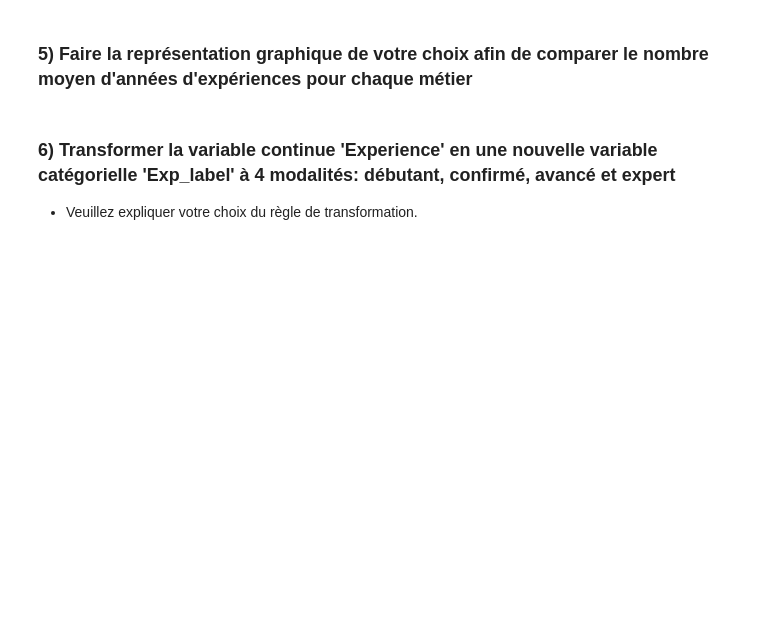
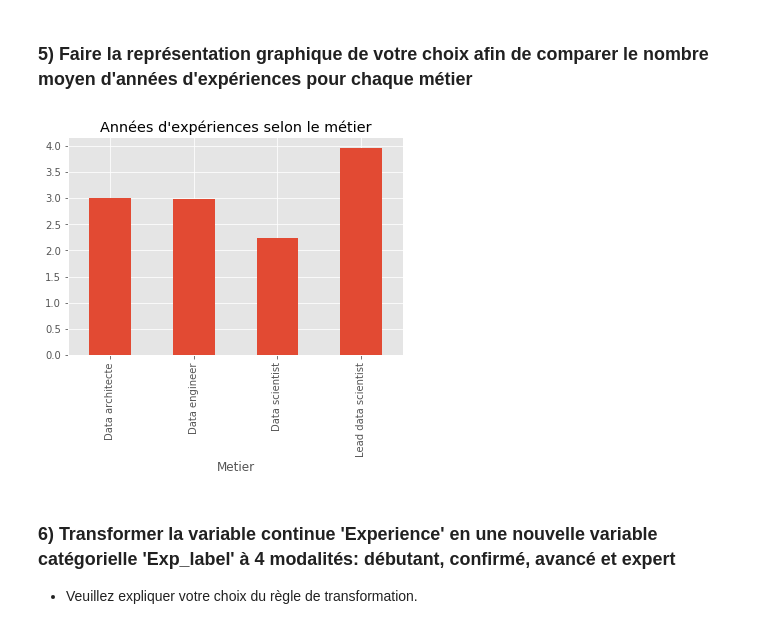
Before and after one commit to hansglick/test_aquila, a Jupyter notebook: notebooks/Test_Technique_ML.ipynb, the cells around one changed output. Saved outputs shown, nothing was run; the diff lists cells and outputs as text; code cells hidden in the pictures; blank space fills up the shorter version.

```diff
--- a/notebooks/Test_Technique_ML.ipynb
+++ b/notebooks/Test_Technique_ML.ipynb
@@ -37,0 +36,10 @@ df =
+# %%
+# Import du dataframe "data.csv"
+df = pd.read_csv("../data/data.csv",sep=",",dtype = {'Enterprise': "str",
+                                                     'Metier': "str",
+                                                     'Technologies': 'str',
+                                                     "Diplome" : "str",
+                                                     "Experience"  : "str",
+                                                     "Ville" : "str"})
+df.Experience = df.Experience.str.replace(',', '.', regex=False).astype(float)
+df.head()
@@ -41,10 +78,28 @@ df =
 ### 3) Réaliser l'imputation des valeurs manquantes pour la variable "Experience" avec :
 - la valeur médiane pour les data scientists
 - la valeur moyenne pour les data engineers
+# %%
+experience_median_datascientist = df.Experience[df.Metier == "Data scientist"].median(axis = 0, skipna = True)
+experience_median_dataengineer = df.Experience[df.Metier == "Data engineer"].median(axis = 0, skipna = True)
+
+filter_datascientist = df.Experience[df.Metier == "Data scientist"].isna()
+filter_datascientist = filter_datascientist[filter_datascientist].index
+filter_dataengineer = df.Experience[df.Metier == "Data engineer"].isna()
+filter_dataengineer = filter_dataengineer[filter_dataengineer].index
+
+df.loc[filter_datascientist,"Experience"] = experience_median_datascientist
+df.loc[filter_dataengineer,"Experience"] = experience_median_dataengineer
 # %% [markdown]
 ### 4) Combien d'années d'expériences ont, en moyenne, chacun des profils : le data scientist, le lead data scientist et le data engineer en moyenne?
+# %%
+mean_experience_by_metier = df.groupby("Metier").agg({'Experience':'mean'})
 # %% [markdown]
 ### 5) Faire la représentation graphique de votre choix afin de comparer le nombre moyen d'années d'expériences pour chaque métier
+# %%
+mean_experience_by_metier.plot.bar(title = "Années d'expériences selon le métier", legend = False)
+plt.show()
+# %% [output]
+[figure, added]
 # %% [markdown]
 ### 6) Transformer la variable continue 'Experience' en une nouvelle variable catégorielle 'Exp_label' à 4 modalités: débutant, confirmé, avancé et expert
 - Veuillez expliquer votre choix du règle de transformation.
```
Also changed, not shown: parts of 12 cells of this notebook.
